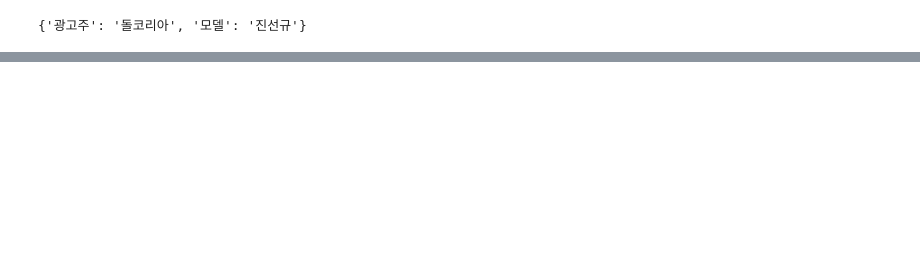
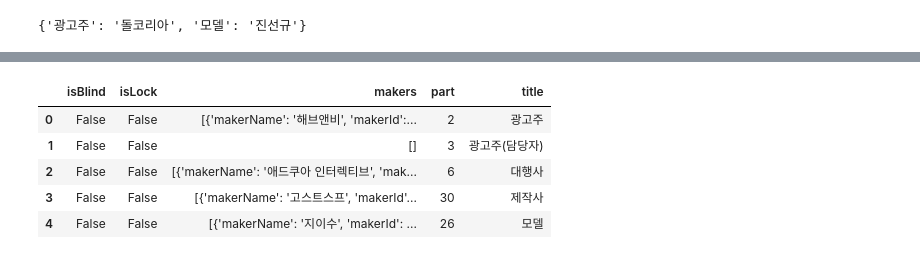
Before and after one commit to CodingSta/demo-innocean-201904-python, a Jupyter notebook: 파이썬 강의 Day 1.ipynb, the cells around one changed output, grey strips where cells are left out. Cells and saved outputs as stored; diff of their text form; code cells hidden in the pictures; blank space fills up the shorter version.

```diff
--- a/파이썬 강의 Day 1.ipynb
+++ b/파이썬 강의 Day 1.ipynb
@@ -115,8 +113,9 @@ phone = "phone"
 # %%
 import requests
 
-url = "https://v.tvcf.co.kr/rest/api/player/Maker/744601"
+url = "https://v.tvcf.co.kr/rest/api/player/Maker/744595"
 headers = {'Accept': 'application/json;'}
 
 res = requests.get(url, headers=headers)
 groups = res.json()['groups']
+groups
@@ -123,4 +140,12 @@ groups = res.json()['groups']
 # %%
 import pandas as pd
 
-pd.DataFrame(groups).to_excel("groups-744601.xlsx")
+df = pd.DataFrame(groups)
+df.head()
+# %% [output]
+|  | isBlind | isLock | makers | part | title |
+| 0 | False | False | [{'makerName': '해브앤비', 'makerId':... | 2 | 광고주 |
+| 1 | False | False | [] | 3 | 광고주(담당자) |
+| 2 | False | False | [{'makerName': '애드쿠아 인터렉티브', 'mak... | 6 | 대행사 |
+| 3 | False | False | [{'makerName': '고스트스프', 'makerId'... | 30 | 제작사 |
+| 4 | False | False | [{'makerName': '지이수', 'makerId': ... | 26 | 모델 |
```
Also changed, not shown: parts of 6 cells of this notebook.
